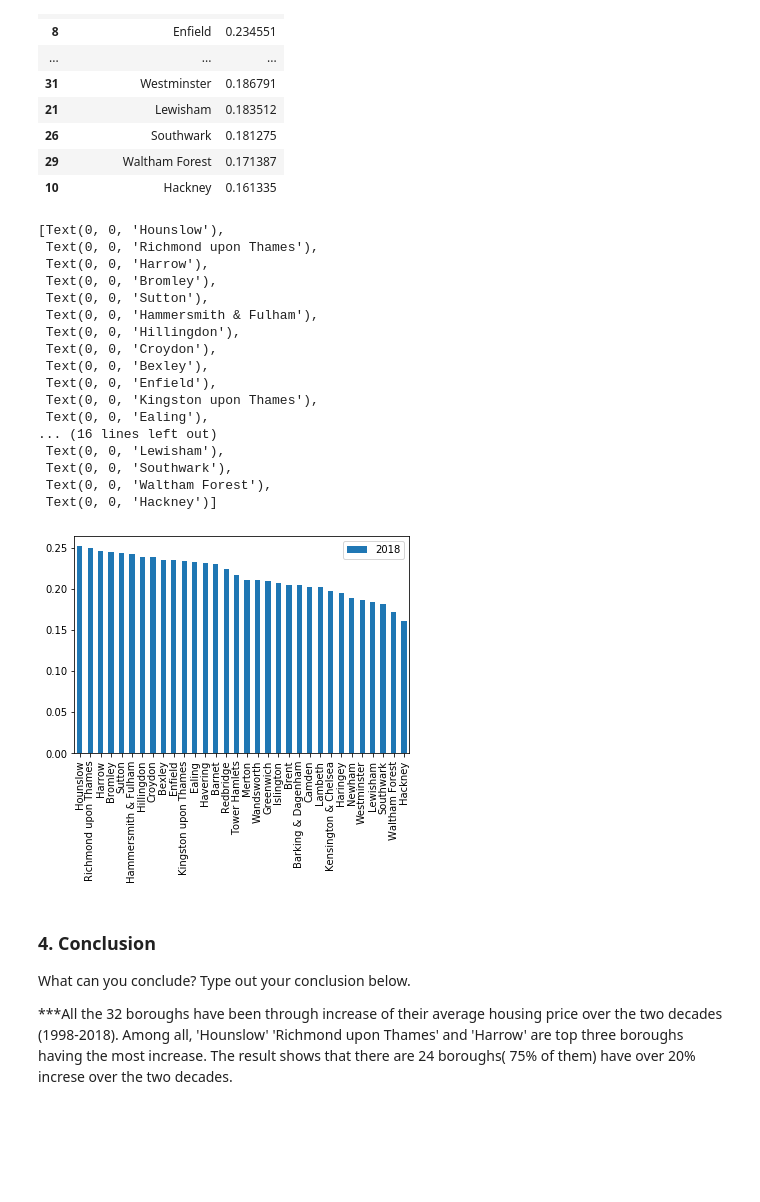
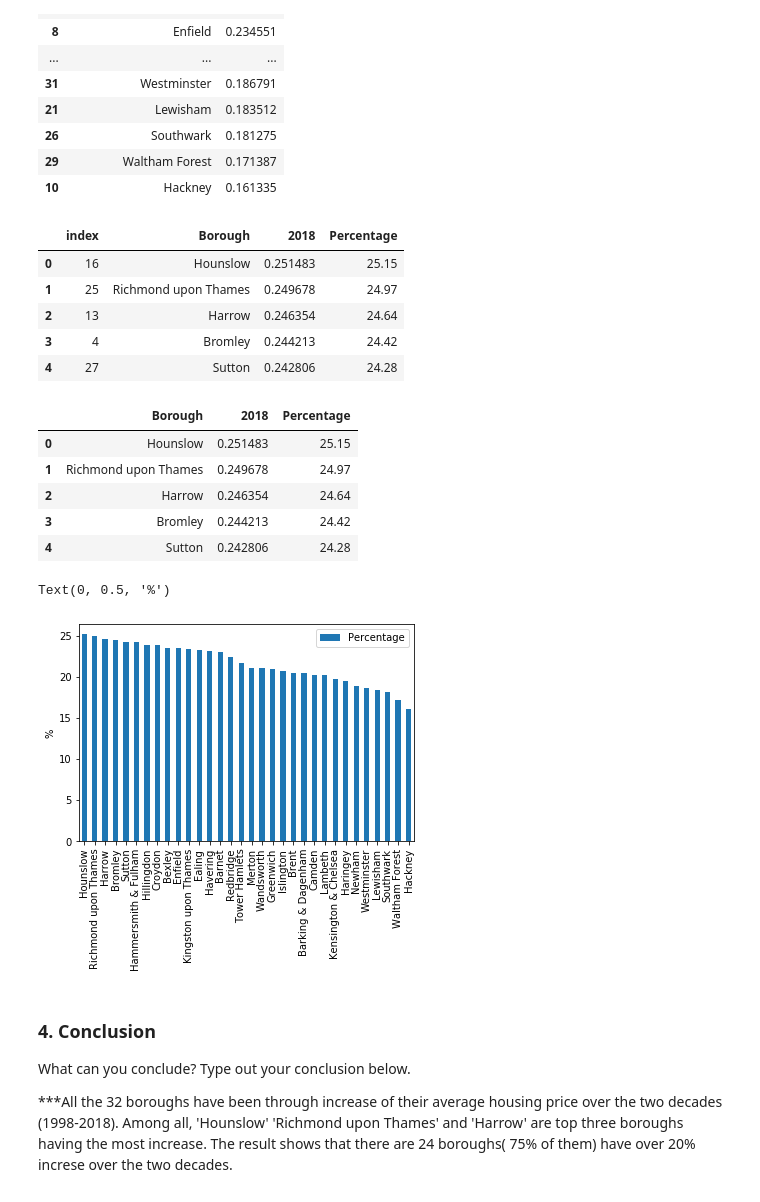
Before and after one commit to xcisjess/Springboard, a Jupyter notebook: Unit-4CaseStudy.ipynb, the cells around one changed output. Saved outputs shown, nothing was run; the diff lists cells and outputs as text; code cells hidden in the pictures; blank space fills up the shorter version.

Commit message:
descriptive stas & better plot

```diff
--- a/Unit-4CaseStudy.ipynb
+++ b/Unit-4CaseStudy.ipynb
@@ -631,30 +631,38 @@ df_order.head(32)
 | 26 | Southwark | 0.181275 |
 | 29 | Waltham Forest | 0.171387 |
 | 10 | Hackney | 0.161335 |
+# %%
+#Add percentage to the ratio and reset the index
+df_order['Percentage'] = round(df_order['2018']*100, 2)
+df_order = df_order.reset_index()
+df_order.head()
+# %% [output]
+|  | index | Borough | 2018 | Percentage |
+| 0 | 16 | Hounslow | 0.251483 | 25.15 |
+| 1 | 25 | Richmond upon Thames | 0.249678 | 24.97 |
+| 2 | 13 | Harrow | 0.246354 | 24.64 |
+| 3 | 4 | Bromley | 0.244213 | 24.42 |
+| 4 | 27 | Sutton | 0.242806 | 24.28 |
+# %%
+#Drop the index
+df_order = df_order.drop(df_order.columns[0], axis=1)
+df_order.head()
+# %% [output]
+|  | Borough | 2018 | Percentage |
+| 0 | Hounslow | 0.251483 | 25.15 |
+| 1 | Richmond upon Thames | 0.249678 | 24.97 |
+| 2 | Harrow | 0.246354 | 24.64 |
+| 3 | Bromley | 0.244213 | 24.42 |
+| 4 | Sutton | 0.242806 | 24.28 |
 # %%
 #Visualize the ratio
-plot = df_order[['Borough','2018']].plot(kind='bar')
+plot = df_order[['Borough','Percentage']].plot(kind='bar')
 
 plot.set_xticklabels(df_order.Borough)
+plot.set_ylabel('%')
 # %% [output]
-[Text(0, 0, 'Hounslow'),
- Text(0, 0, 'Richmond upon Thames'),
- Text(0, 0, 'Harrow'),
- Text(0, 0, 'Bromley'),
- Text(0, 0, 'Sutton'),
- Text(0, 0, 'Hammersmith & Fulham'),
- Text(0, 0, 'Hillingdon'),
- Text(0, 0, 'Croydon'),
- Text(0, 0, 'Bexley'),
- Text(0, 0, 'Enfield'),
- Text(0, 0, 'Kingston upon Thames'),
- Text(0, 0, 'Ealing'),
-... (16 lines left out)
- Text(0, 0, 'Lewisham'),
- Text(0, 0, 'Southwark'),
- Text(0, 0, 'Waltham Forest'),
- Text(0, 0, 'Hackney')]
+Text(0, 0.5, '%')
-[figure, old version]
+[figure, new version]
 # %% [markdown]
 ### 4. Conclusion
 What can you conclude? Type out your conclusion below.
```
Also changed, not shown: parts of 5 cells of this notebook.
